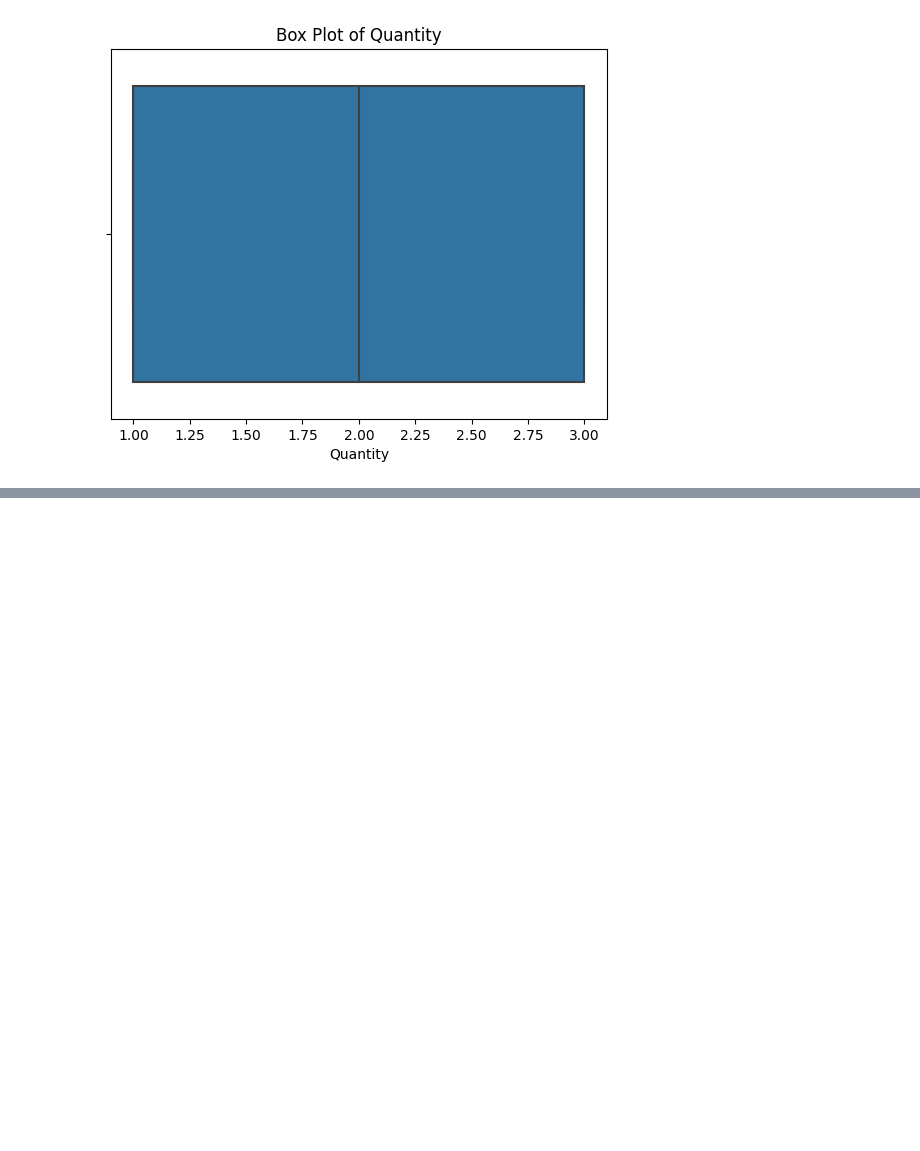
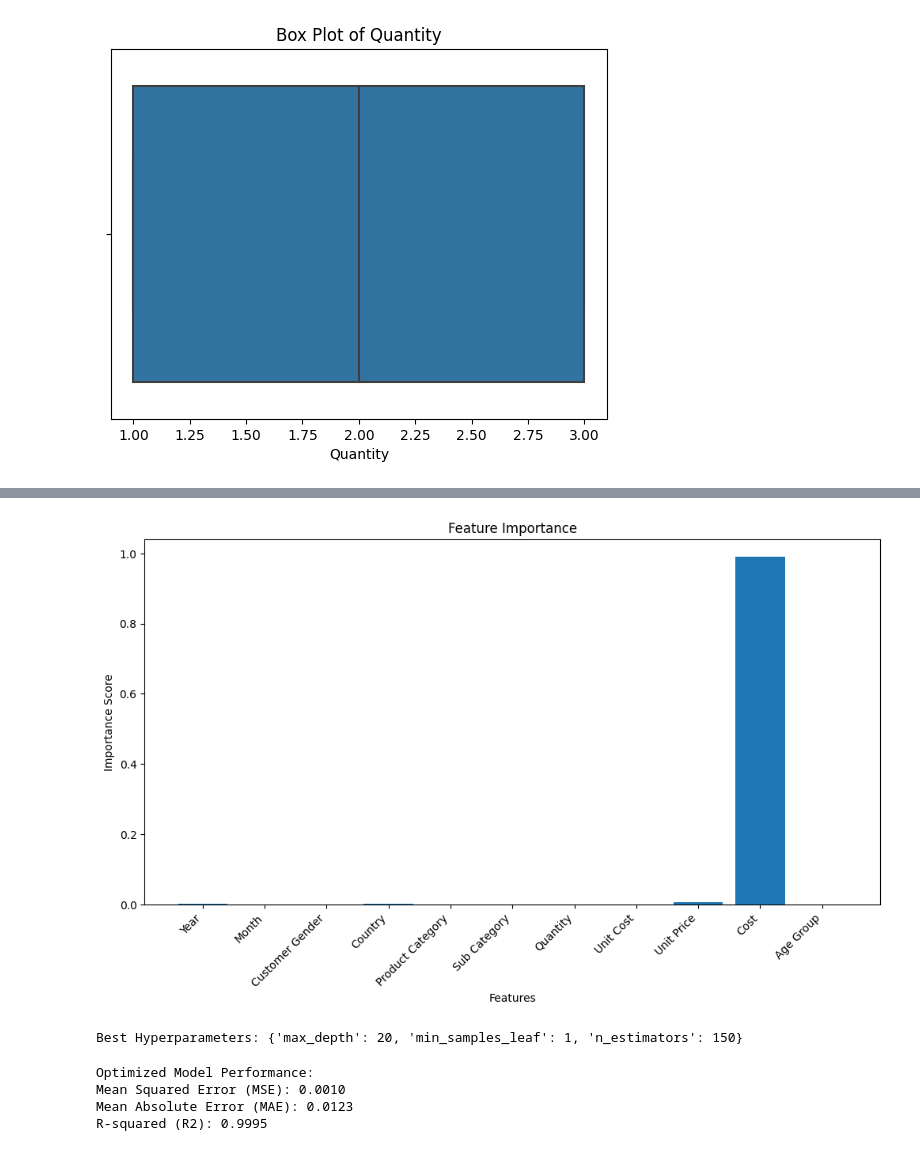
Before and after one commit to tirthmagnus/CS-668-CS-668-, a Jupyter notebook: Cs_668__EDa.ipynb, the cells around one changed output, grey strips where cells are left out. Cells and saved outputs as stored; diff of their text form; code cells hidden in the pictures; blank space fills up the shorter version.

```diff
--- a/Cs_668__EDa.ipynb
+++ b/Cs_668__EDa.ipynb
@@ -332,0 +405,11 @@ Testing set shape: (515, 11) (515,)
+# %%
+from sklearn.preprocessing import StandardScaler
+
+# Features (excluding 'Revenue' and 'Date')
+X = data.drop(['Revenue'], axis=1)
+
+# Initialize StandardScaler
+scaler = StandardScaler()
+
+# Scale the features
+X_scaled = scaler.fit_transform(X)
@@ -332,0 +465,67 @@ Testing set shape: (515, 11) (515,)
+# %%
+# Get feature importances from the model
+feature_importances = model.feature_importances_
+
+# Create a bar plot of feature importances
+features = X.columns
+plt.figure(figsize=(12, 6))
+plt.bar(features, feature_importances)
+plt.title('Feature Importance')
+plt.xlabel('Features')
+plt.ylabel('Importance Score')
+plt.xticks(rotation=45, ha='right')
+plt.show()
+# %% [output]
+[figure, added]
+# %%
+from sklearn.model_selection import GridSearchCV
+
+# Define parameter grid for grid search
+param_grid = {
+    'n_estimators': [50, 100, 150],
+    'max_depth': [None, 10, 20],
+    'min_samples_leaf': [1, 2, 4]
+}
+
+# Initialize Random Forest Regressor
+model = RandomForestRegressor(random_state=42)
+
+# Perform grid search
+grid_search = GridSearchCV(estimator=model, param_grid=param_grid, cv=3, scoring='neg_mean_squared_error')
+grid_search.fit(X_train, y_train)
+
+# Get the best parameters
+best_params = grid_search.best_params_
+print("Best Hyperparameters:", best_params)
+# %% [output]
+Best Hyperparameters: {'max_depth': 20, 'min_samples_leaf': 1, 'n_estimators': 150}
+# %%
+# Initialize the model with the best hyperparameters
+optimal_model = RandomForestRegressor(
+    n_estimators=best_params['n_estimators'],
+    max_depth=best_params['max_depth'],
+    min_samples_leaf=best_params['min_samples_leaf'],
+    random_state=42
+)
+
+# Fit the model to the training data
+optimal_model.fit(X_train, y_train)
+
+# Make predictions on the test set
+y_pred_optimal = optimal_model.predict(X_test)
+
+# Evaluate the performance of the optimized model
+mse_optimal = mean_squared_error(y_test, y_pred_optimal)
+mae_optimal = mean_absolute_error(y_test, y_pred_optimal)
+r2_optimal = r2_score(y_test, y_pred_optimal)
+
+# Display the performance metrics
+print("Optimized Model Performance:")
+print(f"Mean Squared Error (MSE): {mse_optimal:.4f}")
+print(f"Mean Absolute Error (MAE): {mae_optimal:.4f}")
+print(f"R-squared (R2): {r2_optimal:.4f}")
+# %% [output]
+Optimized Model Performance:
+Mean Squared Error (MSE): 0.0010
+Mean Absolute Error (MAE): 0.0123
+R-squared (R2): 0.9995
```
Also changed, not shown: parts of 27 cells of this notebook.
